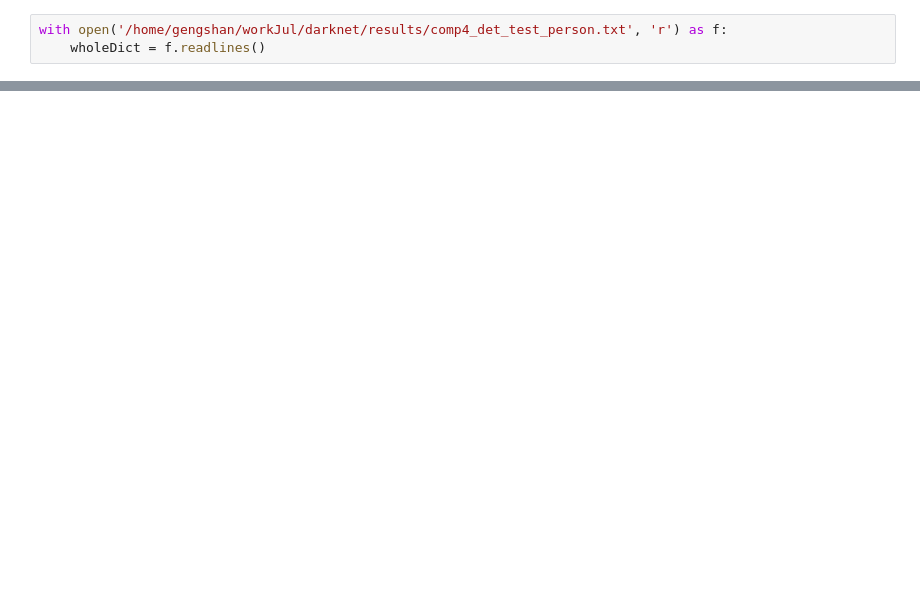
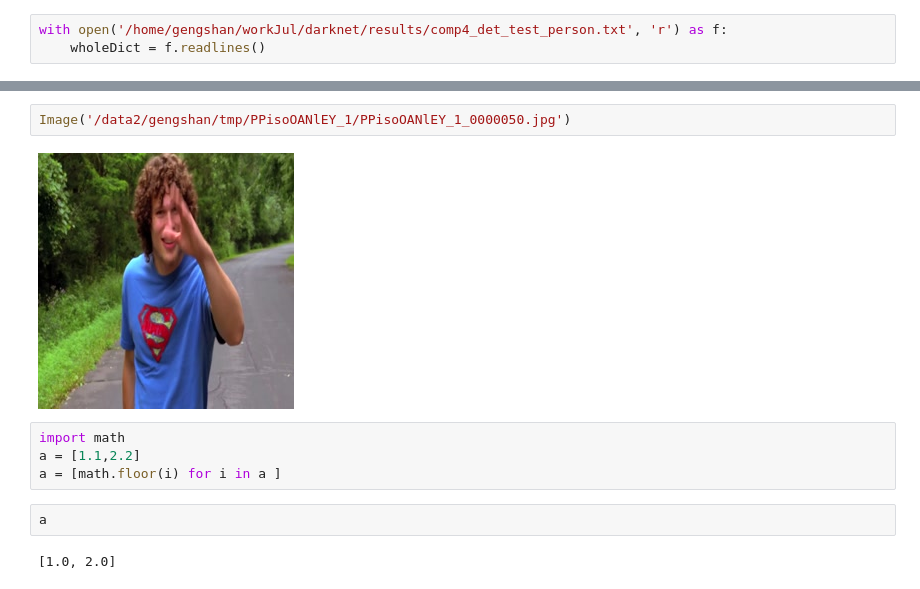
Before and after one commit to gengshan-y/hgPoseExtr, a Jupyter notebook: imgCrop.ipynb, the cells around one changed output, grey strips where cells are left out. Saved outputs shown, nothing was run; the diff lists cells and outputs as text; blank space fills up the shorter version.

```diff
--- a/imgCrop.ipynb
+++ b/imgCrop.ipynb
@@ -59,0 +61,12 @@ for it, oriDict in enumerate(wholeDict):
+# %%
+Image('/data2/gengshan/tmp/PPisoOANlEY_1/PPisoOANlEY_1_0000050.jpg')
+# %% [output]
+[figure, added]
+# %%
+import math
+a = [1.1,2.2]
+a = [math.floor(i) for i in a ]
+# %%
+a
+# %% [output]
+[1.0, 2.0]
```
Also changed, not shown: parts of 7 cells of this notebook, 5 other files.
